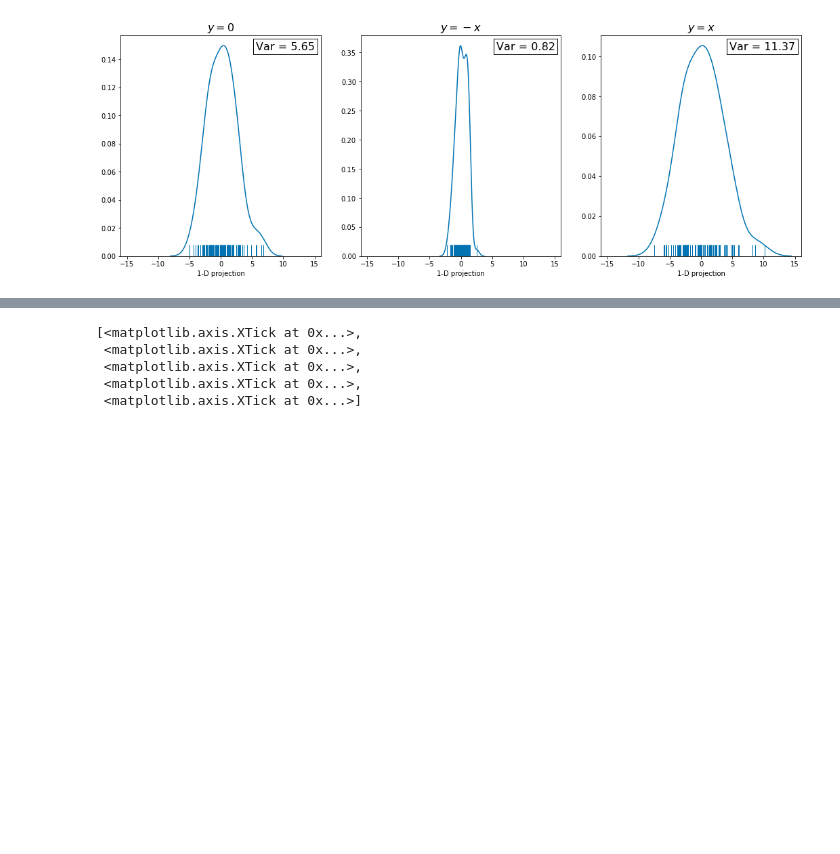
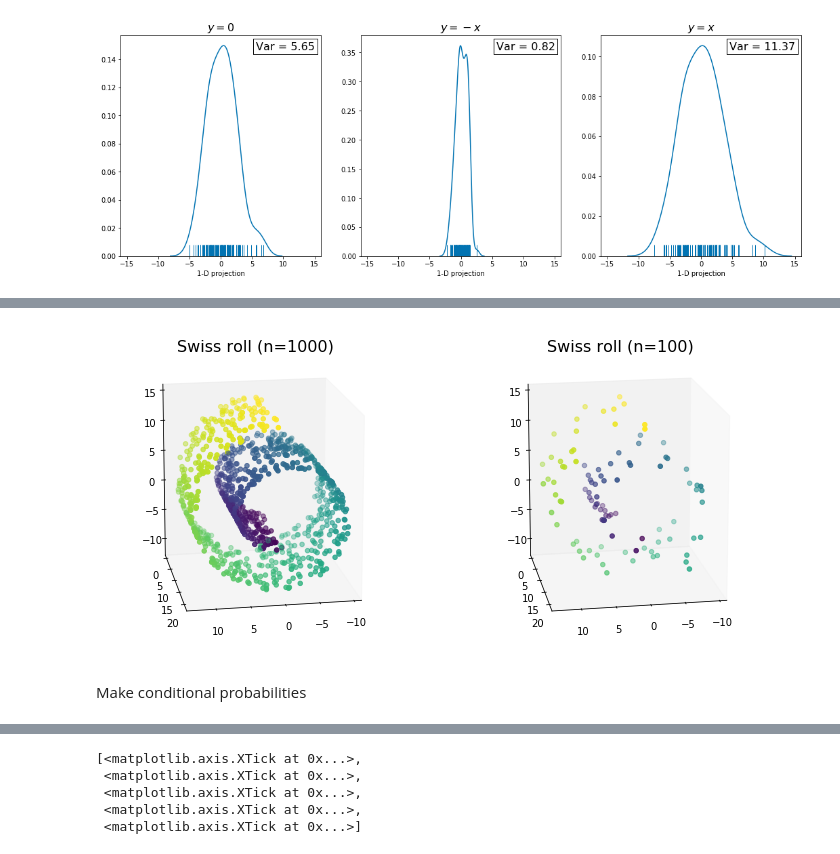
Before and after one commit to msto/bme780-final-tutorial, a Jupyter notebook: dimensionality reduction tutorial appendix.ipynb, the cells around one changed output, grey strips where cells are left out. Saved outputs shown, nothing was run; the diff lists cells and outputs as text; code cells hidden in the pictures; blank space fills up the shorter version.

```diff
--- a/dimensionality reduction tutorial appendix.ipynb
+++ b/dimensionality reduction tutorial appendix.ipynb
@@ -323,0 +347,21 @@ plt.savefig('figs/pca_compare_variance.png', bbox_inches='tight')
+# %%
+np.random.seed(149)
+X, t = make_swiss_roll(100)
+embed = X[:, :2]
+# %%
+%matplotlib inline
+fig = plt.figure(figsize=(12, 6))
+ax = fig.add_subplot(121, projection='3d')
+plot_swiss_roll(ax)
+ax.view_init(15, 80)
+ax.set_title('Swiss roll (n=1000)', fontsize=16)
+
+ax = fig.add_subplot(122, projection='3d')
+ax.scatter3D(X[:, 0], X[:, 1], X[:, 2], c=t)
+ax.grid(False)
+ax.view_init(15, 80)
+ax.set_title('Swiss roll (n=100)', fontsize=16)
+
+plt.savefig('figs/swiss_roll_data.png', bbox_inches='tight')
+# %% [output]
+[figure, added]
@@ -323,0 +382,2 @@ plt.savefig('figs/pca_compare_variance.png', bbox_inches='tight')
+# %% [markdown]
+Make conditional probabilities
```
Also changed, not shown: parts of 43 cells of this notebook.
